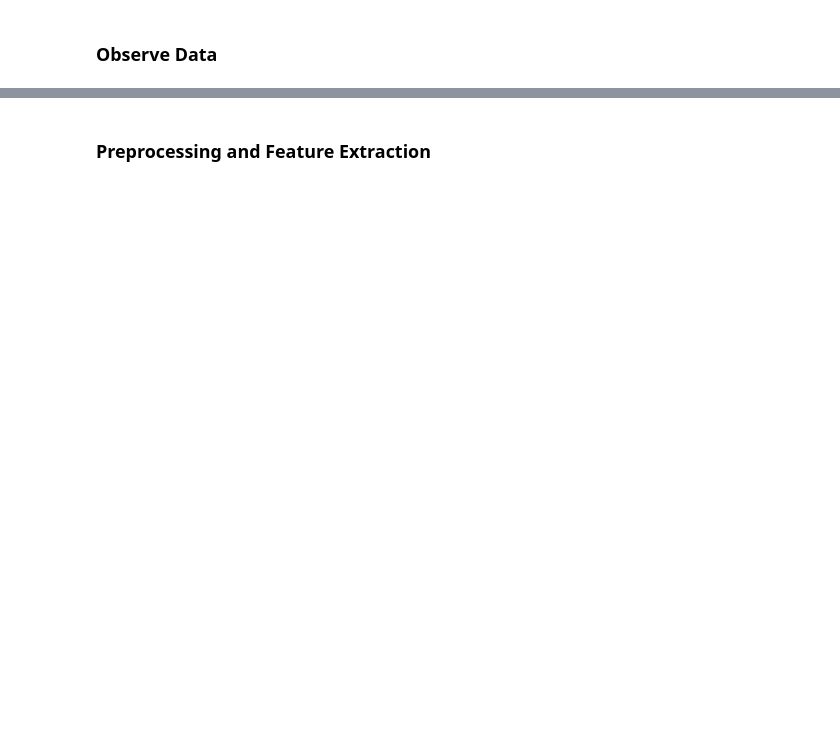
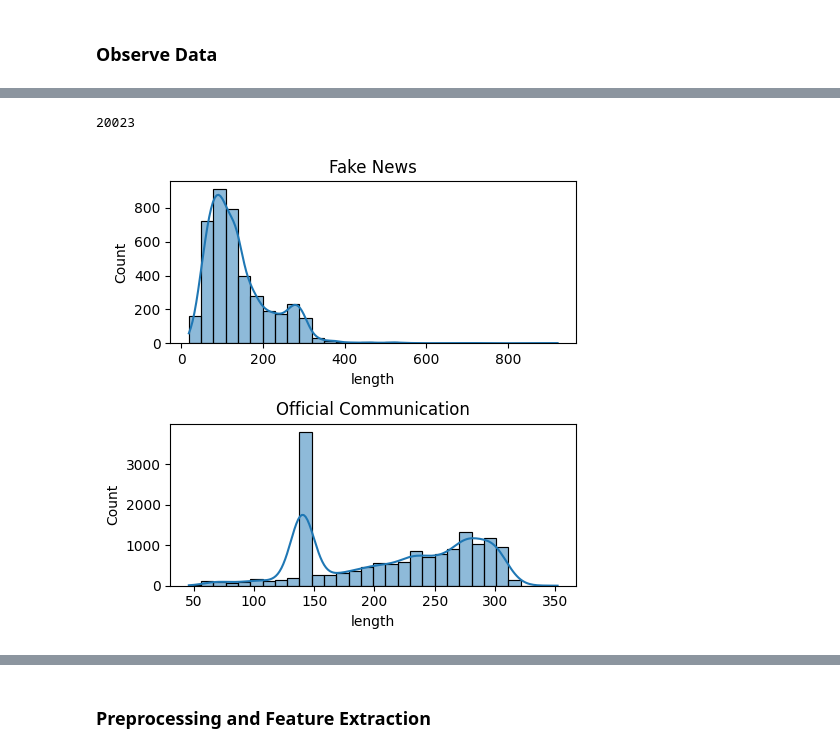
Before and after one commit to maximiliansteu/dissertation, a Jupyter notebook: feature_extraction_v01.ipynb, the cells around one changed output, grey strips where cells are left out. Saved outputs shown, nothing was run; the diff lists cells and outputs as text; code cells hidden in the pictures; blank space fills up the shorter version.

```diff
--- a/feature_extraction_v01.ipynb
+++ b/feature_extraction_v01.ipynb
@@ -102,0 +182,6 @@ action, not false platitudes.Featured Image: Screenshot
+# %%
+# Compare the length
+official_df['length'] = official_df['tweet'].apply(len)
+fake_df['length'] = fake_df['tweet'].apply(len)
+
+print(fake_df)
@@ -102,0 +247,32 @@ action, not false platitudes.Featured Image: Screenshot
+# %%
+# Combine the two data frames again
+
+combined_df = pd.concat([fake_df, official_df], ignore_index=True)
+print(len(combined_df))
+# %% [output]
+20023
+# %%
+# Create a figure and axes
+fig, ax = plt.subplots(2, 1, figsize=(5, 5))
+
+# Plot the histogram for the class '1'
+sns.histplot(data=combined_df[combined_df['label'] == 1],
+             x='length',
+             bins=30,
+             ax=ax[0],
+             kde=True)
+ax[0].set_title('Fake News')
+
+# Plot the histogram for the class '-1'
+sns.histplot(data=combined_df[combined_df['label'] == -1],
+             x='length',
+             bins=30,
+             ax=ax[1],
+             kde=True)
+ax[1].set_title('Official Communication')
+
+# Show the plot
+plt.tight_layout()
+plt.show()
+# %% [output]
+[figure, added]
```
Also changed, not shown: parts of 49 cells of this notebook, 5 other files.
